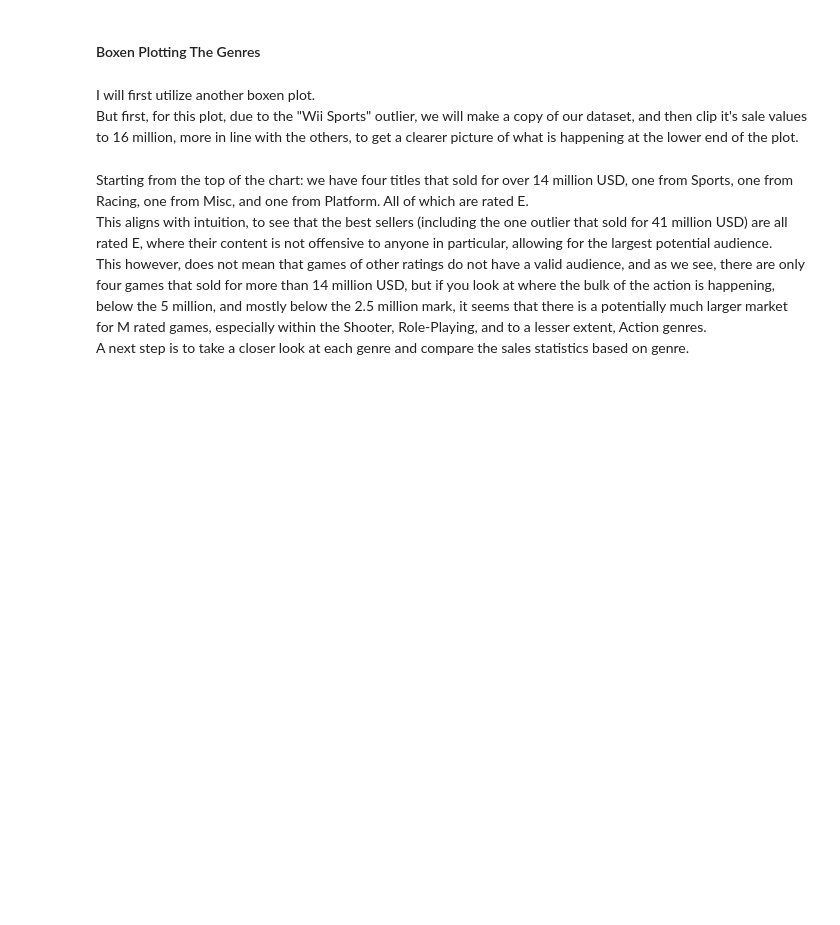
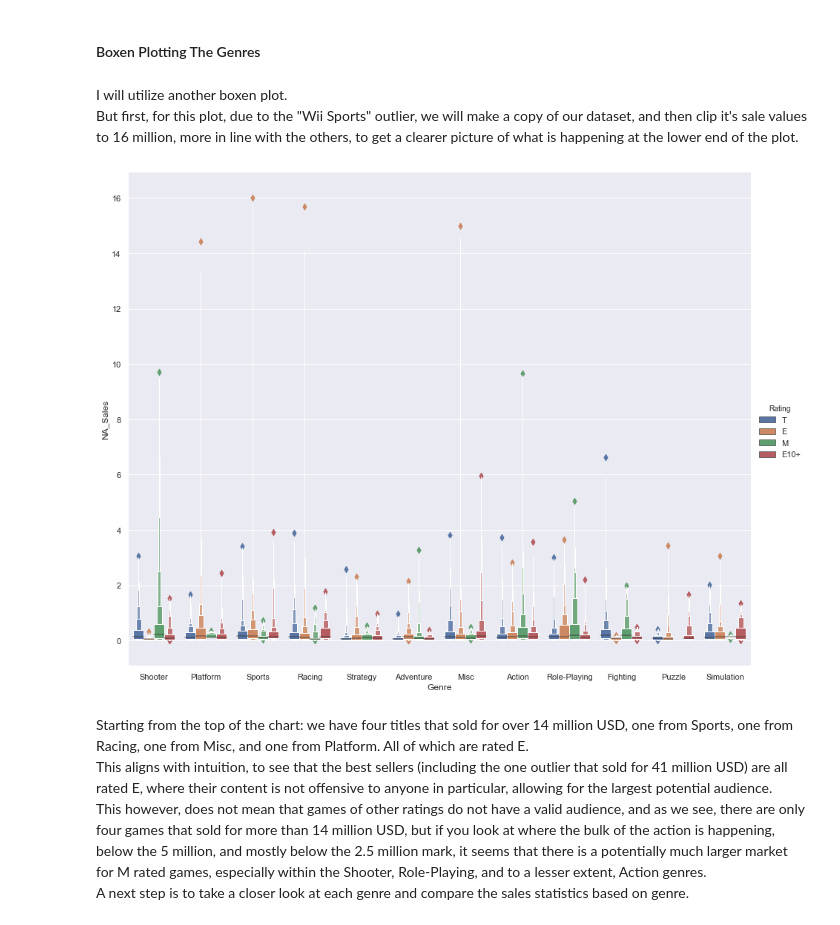
Before and after one commit to rjstange/Video-Game-Sales-by-ESRB-Rating, a Jupyter notebook: Video Game Sales By Maturity Rating.ipynb, the cells around one changed output. Drawn from its saved outputs; the diff is of its cells as text; code cells hidden in the pictures; blank space fills up the shorter version.

```diff
--- a/Video Game Sales By Maturity Rating.ipynb
+++ b/Video Game Sales By Maturity Rating.ipynb
@@ -172,7 +184,7 @@ $H_A$: Mature rated games **do** sell better than games with other ratings.
 # %% [markdown]
 #### Boxen Plotting The Genres
 # %% [markdown]
-I will first utilize another boxen plot.
+I will utilize another boxen plot.
 <br>But first, for this plot, due to the "Wii Sports" outlier, we will make a copy of our dataset, and then clip it's sale values to 16 million, more in line with the others, to get a clearer picture of what is happening at the lower end of the plot.
 # %%
 clipped_sales = na_sales_e_to_m.copy()
@@ -182,13 +194,16 @@ clipped_sales["NA_Sales"] = na_sales_e_to_m[
 # %%
 sns.catplot(
     x="Genre",
     y="NA_Sales",
     kind="boxen",
     hue="Rating",
-    aspect=3,
+    height=10,
+    aspect=1.25,
     data=clipped_sales.sort_values("NA_Sales")
 )
 plt.show()
+# %% [output]
+[figure, added]
 # %% [markdown]
 Starting from the top of the chart: we have four titles that sold for over 14 million USD, one from Sports, one from Racing, one from Misc, and one from Platform. All of which are rated E.<br>
 This aligns with intuition, to see that the best sellers (including the one outlier that sold for 41 million USD) are all rated E, where their content is not offensive to anyone in particular, allowing for the largest potential audience.<br>
```
Also changed, not shown: parts of 5 cells of this notebook.
